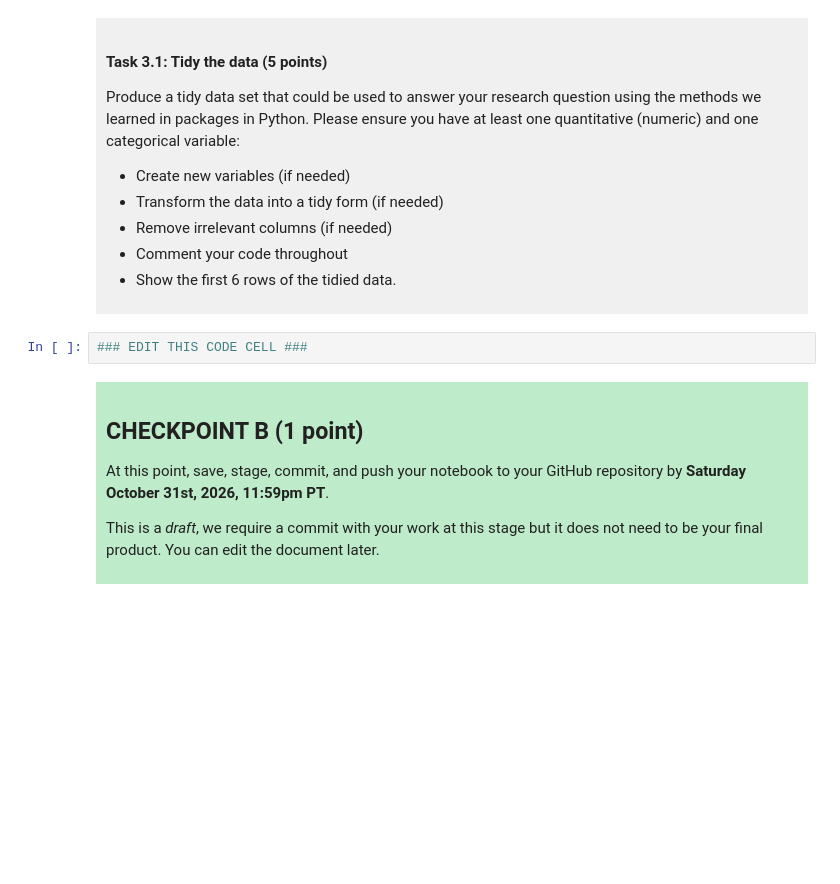
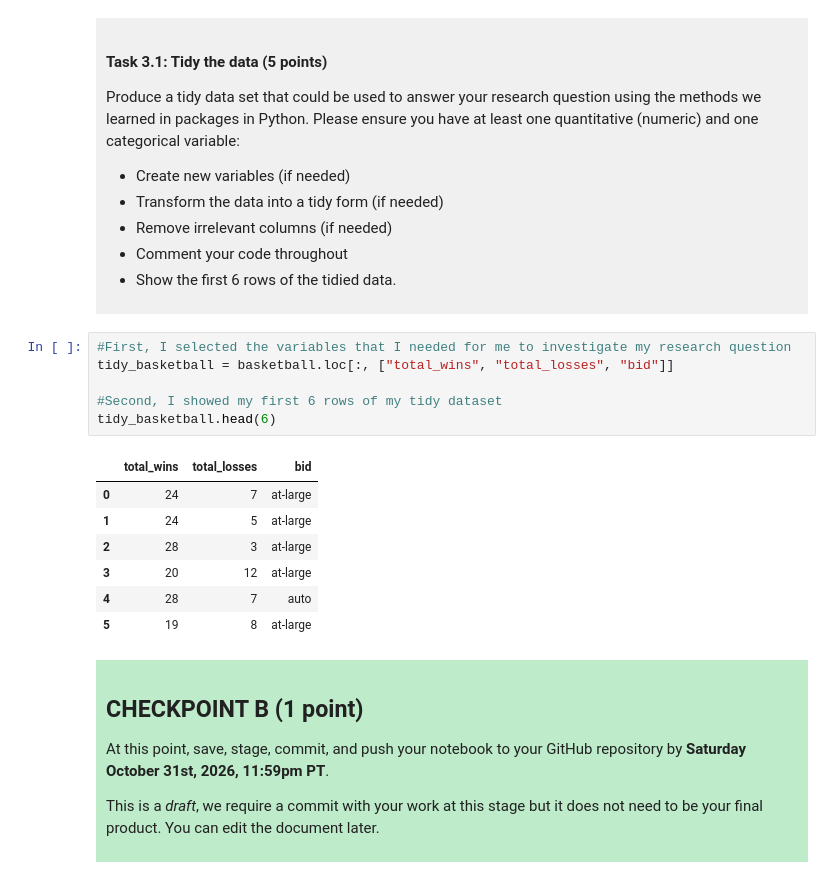
Before and after one commit to sophiasu0920-gif/dsci-100-project-SophiaSu, a Jupyter notebook: dsci-100-project-notebook (2).ipynb, the cells around one changed output. Cells and saved outputs as stored; diff of their text form; blank space fills up the shorter version.

```diff
--- a/dsci-100-project-notebook (2).ipynb
+++ b/dsci-100-project-notebook (2).ipynb
@@ -187,7 +196,19 @@ Produce a tidy data set that could be used to answer your research question usin
 
 </div>
 # %%
-### EDIT THIS CODE CELL ###
+#First, I selected the variables that I needed for me to investigate my research question
+tidy_basketball = basketball.loc[:, ["total_wins", "total_losses", "bid"]]
+
+#Second, I showed my first 6 rows of my tidy dataset
+tidy_basketball.head(6)
+# %% [output]
+|  | total_wins | total_losses | bid |
+| 0 | 24 | 7 | at-large |
+| 1 | 24 | 5 | at-large |
+| 2 | 28 | 3 | at-large |
+| 3 | 20 | 12 | at-large |
+| 4 | 28 | 7 | auto |
+| 5 | 19 | 8 | at-large |
 # %% [markdown]
 <div style="background-color: #beebca; padding: 10px;">
 
```
Also changed, not shown: parts of 3 cells of this notebook.
